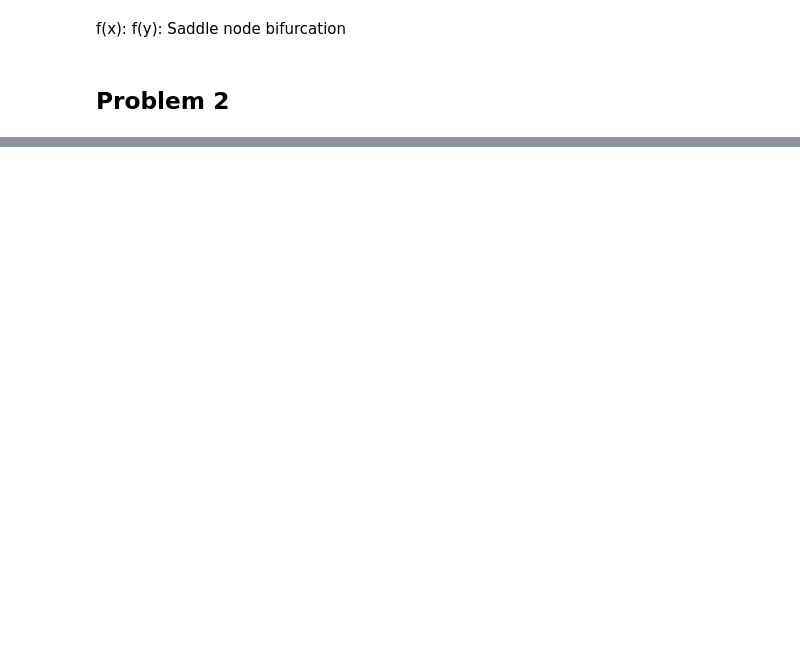
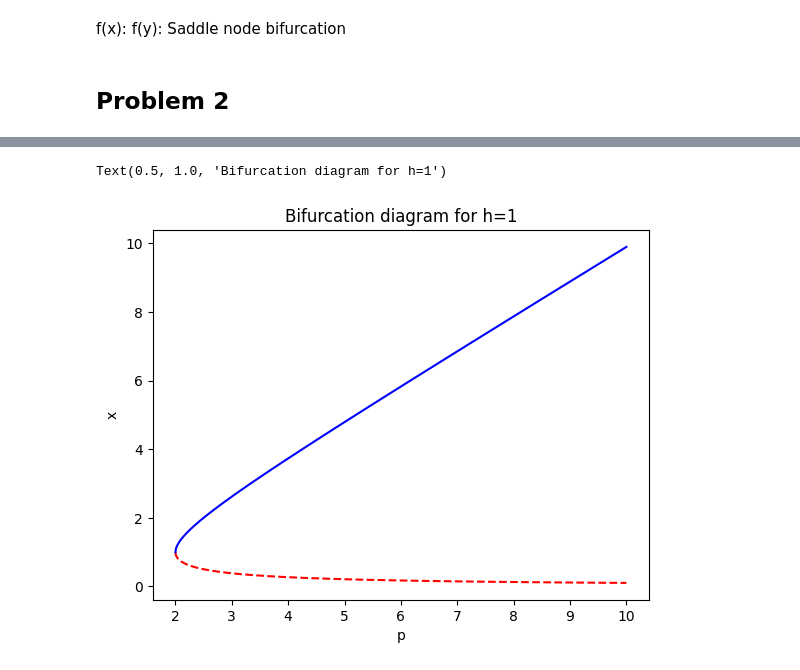
Before and after one commit to corinnawegner/Physics_of_complex_systems, a Jupyter notebook: Assignment 3/Assignment_3_Corinna_Wegner.ipynb, the cells around one changed output, grey strips where cells are left out. Cells and saved outputs as stored; diff of their text form; code cells hidden in the pictures; blank space fills up the shorter version.

```diff
--- a/Assignment 3/Assignment_3_Corinna_Wegner.ipynb
+++ b/Assignment 3/Assignment_3_Corinna_Wegner.ipynb
@@ -42,0 +78,17 @@ f(y): Saddle node bifurcation
+# %%
+def x_neg(p):
+    return (p - np.sqrt(p*p -4))/2
+def x_pos(p):
+    return  (p + np.sqrt(p*p -4))/2
+
+p = np.linspace(2, 10, 1000)
+plt.plot(p, [x_neg(pi) for pi in p], "r--")
+plt.plot(p, [x_pos(pi) for pi in p], "b")
+#plt.plot(x_neg, x_neg, "b")
+#plt.plot(x_pos, x_pos, "b--")
+plt.xlabel("p")
+plt.ylabel("x")
+plt.title("Bifurcation diagram for h=1")
+# %% [output]
+Text(0.5, 1.0, 'Bifurcation diagram for h=1')
+[figure, added]
```
Also changed, not shown: parts of 7 cells of this notebook.
